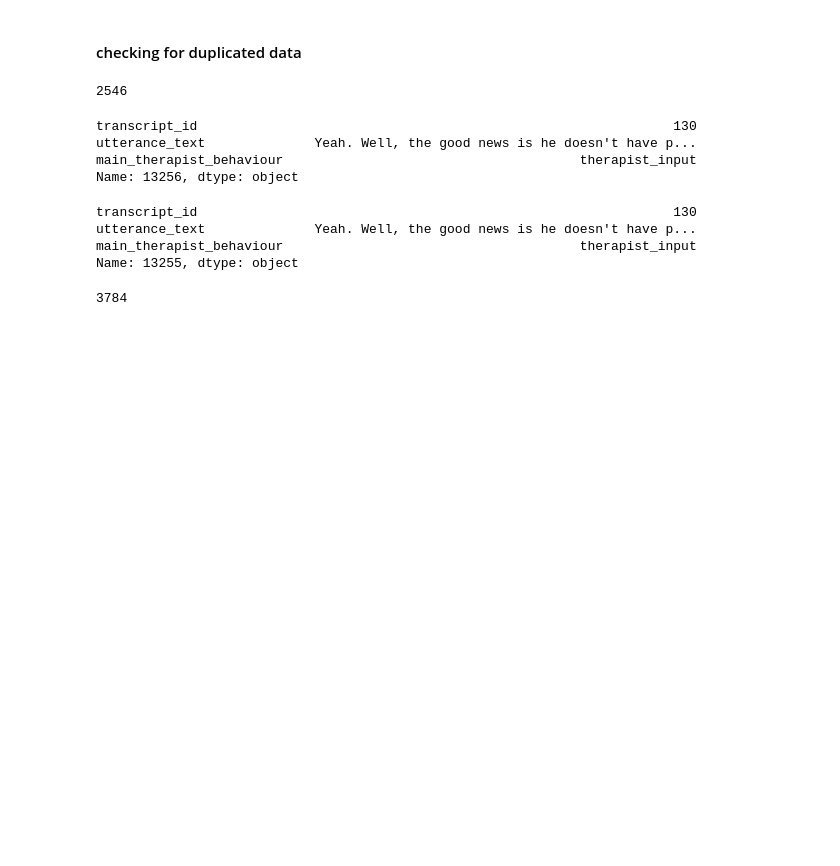
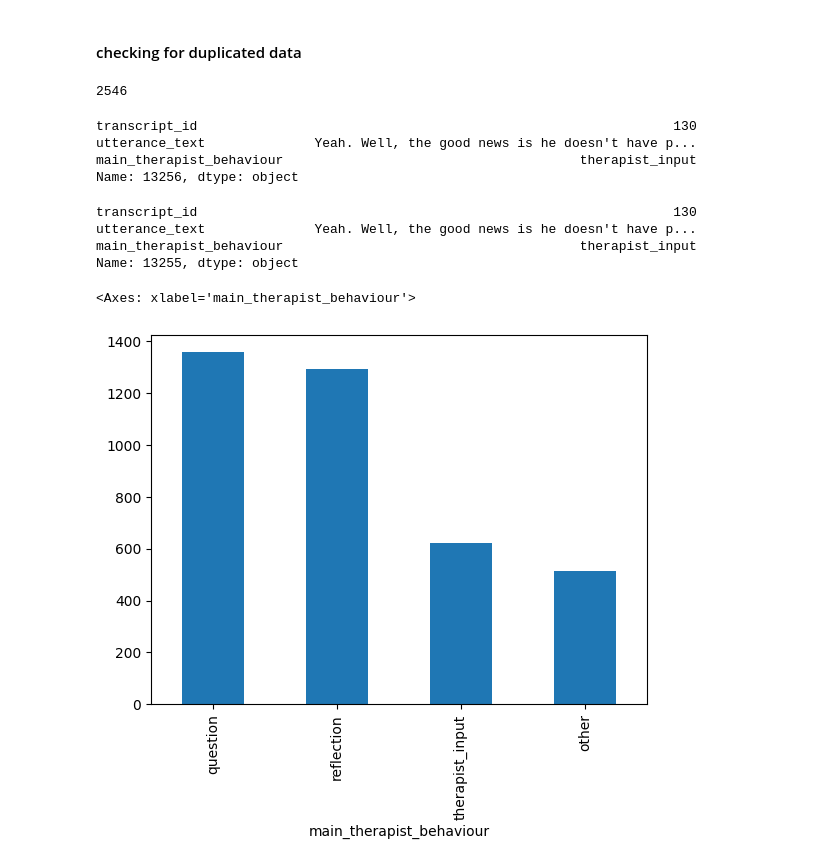
Before and after one commit to jafetsierra/therapist_behaviour_project, a Jupyter notebook: pipeline/EDA.ipynb, the cells around one changed output. Saved outputs shown, nothing was run; the diff lists cells and outputs as text; code cells hidden in the pictures; blank space fills up the shorter version.

```diff
--- a/pipeline/EDA.ipynb
+++ b/pipeline/EDA.ipynb
@@ -108,7 +128,8 @@ main_therapist_behaviour                                      therapist_input
 Name: 13255, dtype: object
 # %%
 filtered_df = filtered_df.drop_duplicates(subset=['utterance_text'])
-# %%
-len(filtered_df)
-# %% [output]
-3784
+# %%
+filtered_df['main_therapist_behaviour'].value_counts().plot(kind='bar')
+# %% [output]
+<Axes: xlabel='main_therapist_behaviour'>
+[figure, added]
```
Also changed, not shown: parts of 1 cell of this notebook, 12 other files.
